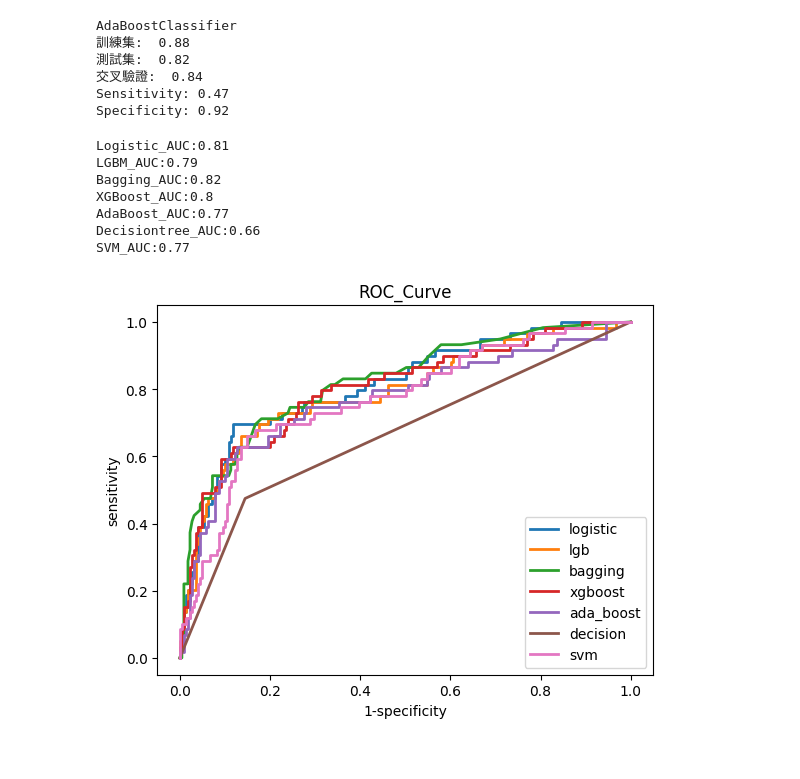
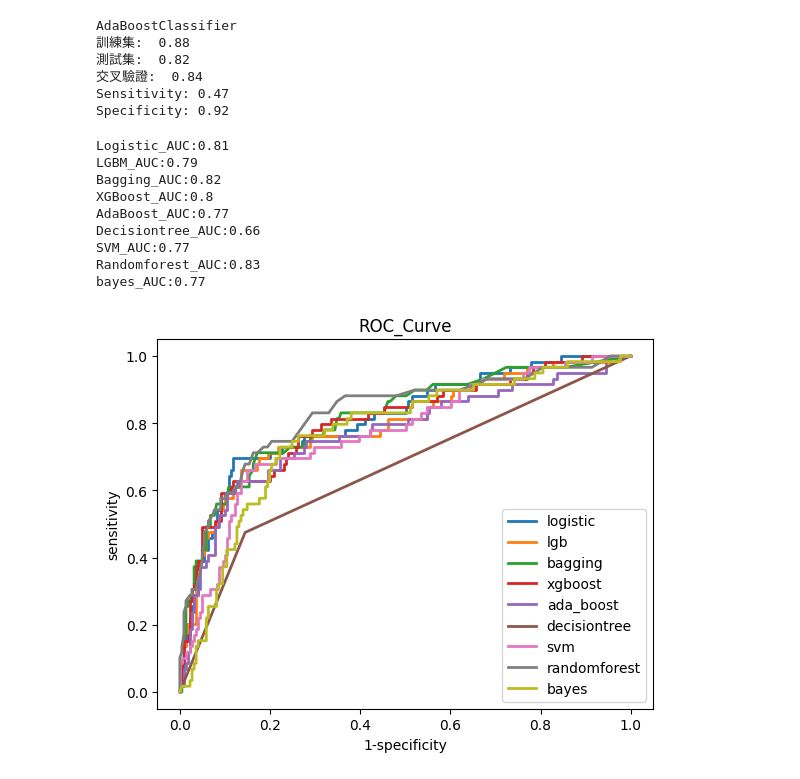
Before and after one commit to rainday1029/GHPIM_med, a Jupyter notebook: GHPIM.ipynb, the cells around one changed output. Drawn from its saved outputs; the diff is of its cells as text; code cells hidden in the pictures.

```diff
--- a/GHPIM.ipynb
+++ b/GHPIM.ipynb
@@ -208,3 +220,22 @@ RandomForest
 交叉驗證:  0.86
 Sensitivity: 0.39
 Specificity: 0.94
+# %%
+from sklearn.naive_bayes import GaussianNB
+from sklearn.metrics import confusion_matrix
+
+
+bayes = GaussianNB()
+bayes.fit(X_train, y_train.ravel())
+
+pred = bayes.predict(X_test)
+bayes_sensitivity,bayes_specificity=Calculate_Sensitivity_Specificity(y_preds=pred,y_labels=y_test)
+
+bayes_Cv=CrossValidation(bayes,X_train,y_train,cv=10)
+
+print("Bayes")
+print("訓練集 Score: ", round(bayes.score(X_train,y_train),2))
+print("測試集 Score: ", round(bayes.score(X_test,y_test),2))
+print('交叉驗證: ',round(bayes_Cv,2))
+print(f"Sensitivity: {bayes_sensitivity}")
+print(f"Specificity: {bayes_specificity}")
@@ -314,24 +352,30 @@ Specificity: 0.92
 # %%
 logistic_auc=PlotRocCurve(y_test,logistic.predict_proba(X_test)[:,1],plt_title='ROC_Curve',label='logistic')
 lgb_auc=PlotRocCurve(y_test,lgb_model.predict_proba(X_test)[:,1],plt_title='ROC_Curve',label='lgb')
 bagging_auc=PlotRocCurve(y_test,bag.predict_proba(X_test)[:,1],plt_title='ROC_Curve',label='bagging')
 xgboost_auc=PlotRocCurve(y_test,xgboostModel.predict_proba(X_test)[:,1],plt_title='ROC_Curve',label='xgboost')
 adaboost_auc=PlotRocCurve(y_test,ada_boost.predict_proba(X_test)[:,1],plt_title='ROC_Curve',label='ada_boost')
-decision_auc=PlotRocCurve(y_test,decision.predict_proba(X_test)[:,1],plt_title='ROC_Curve',label='decision')
+decision_auc=PlotRocCurve(y_test,decision.predict_proba(X_test)[:,1],plt_title='ROC_Curve',label='decisiontree')
 svm_auc=PlotRocCurve(y_test,svm.predict_proba(X_test)[:,1],plt_title='ROC_Curve',label='svm')
+randomforest_auc=PlotRocCurve(y_test,randomforest.predict_proba(X_test)[:,1],plt_title='ROC_Curve',label='randomforest')
+bayes_auc=PlotRocCurve(y_test,bayes.predict_proba(X_test)[:,1],plt_title='ROC_Curve',label='bayes')
 print(f"Logistic_AUC:{logistic_auc}")
 print(f"LGBM_AUC:{lgb_auc}")
 print(f"Bagging_AUC:{bagging_auc}")
 print(f"XGBoost_AUC:{xgboost_auc}")
 print(f"AdaBoost_AUC:{adaboost_auc}")
 print(f"Decisiontree_AUC:{decision_auc}")
 print(f"SVM_AUC:{svm_auc}")
+print(f"Randomforest_AUC:{randomforest_auc}")
+print(f"bayes_AUC:{bayes_auc}")
 # %% [output]
 Logistic_AUC:0.81
 LGBM_AUC:0.79
 Bagging_AUC:0.82
 XGBoost_AUC:0.8
 AdaBoost_AUC:0.77
 Decisiontree_AUC:0.66
 SVM_AUC:0.77
+Randomforest_AUC:0.83
+bayes_AUC:0.77
-[figure, old version]
+[figure, new version]
```
Also changed, not shown: parts of 5 cells of this notebook.
